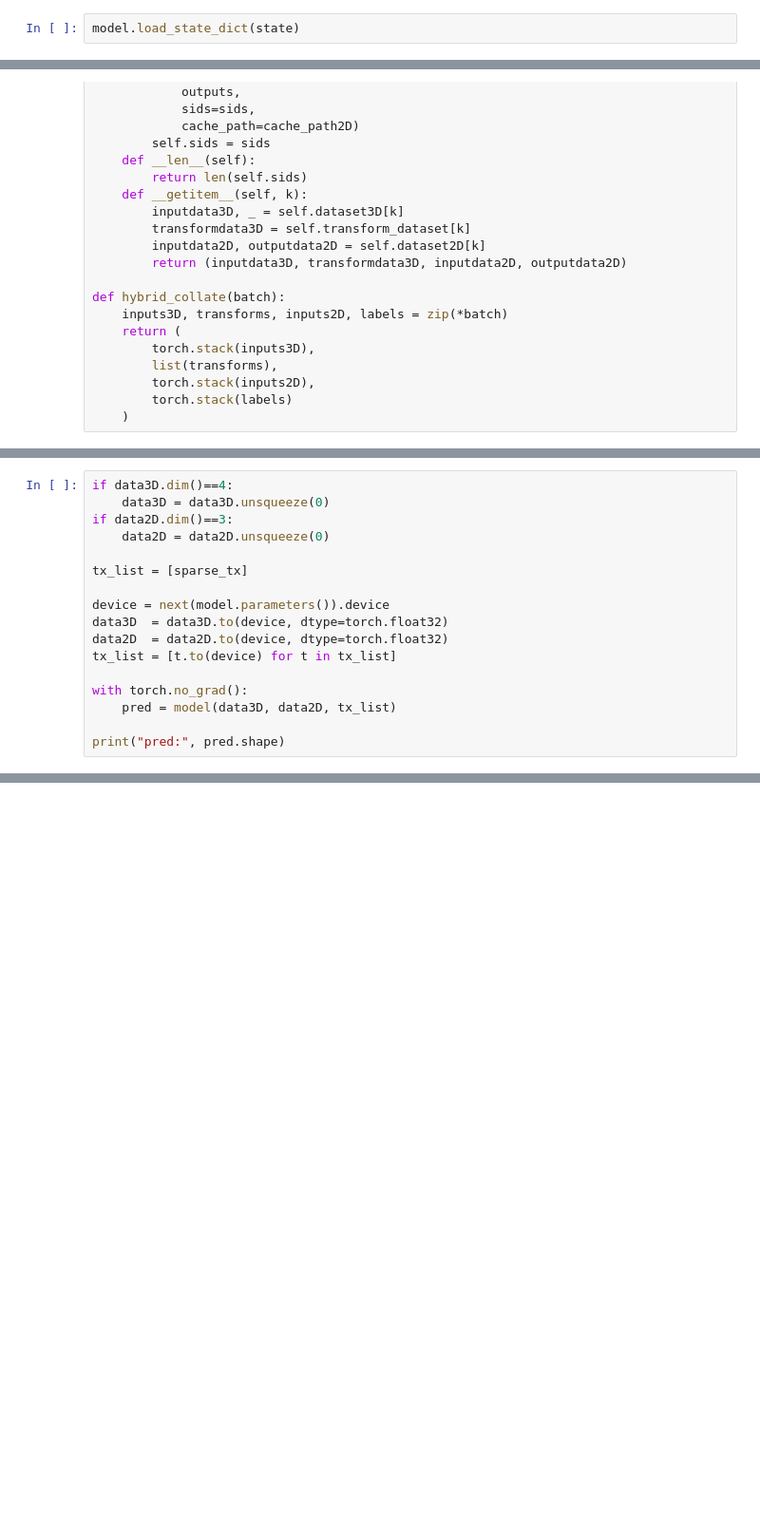
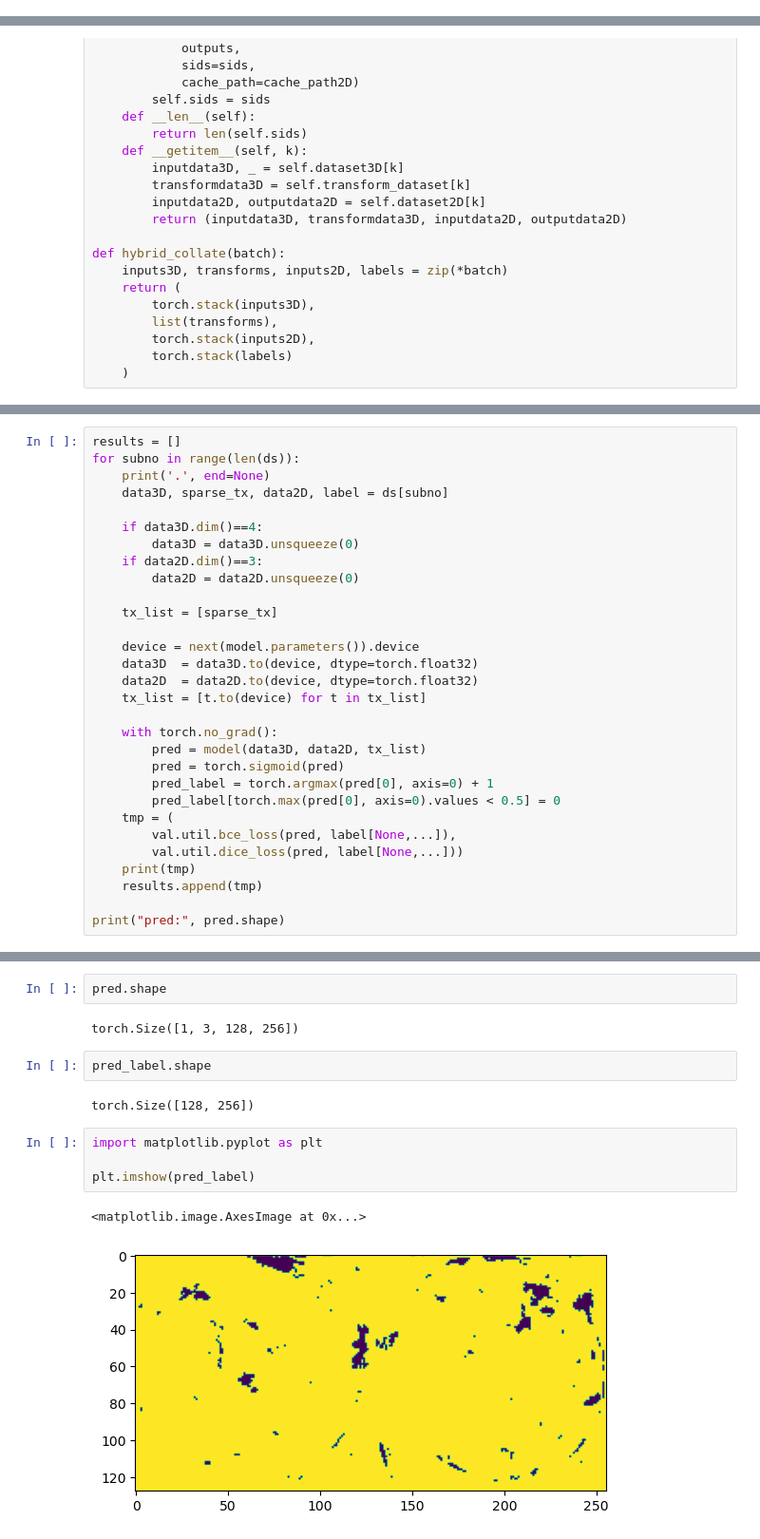
Before and after one commit to noahbenson/visual-autolabel, a Jupyter notebook: scripts/Testing Best Model.ipynb, the cells around one changed output, grey strips where cells are left out. Shown: that part at 95% size. Drawn from its saved outputs; the diff is of its cells as text; blank space fills up the shorter version.

```diff
--- a/scripts/Testing Best Model.ipynb
+++ b/scripts/Testing Best Model.ipynb
@@ -14,5 +9,3 @@ inputs2D = ('curvature', 'convexity', 'thickness')
 outputs = ('V1', 'V2', 'V3')
 # %%
 model = HybridUNet(len(inputs3D), len(inputs3D), len(inputs2D), len(outputs))
-# %%
-model.load_state_dict(state)
@@ -115,18 +136,31 @@ data3D, sparse_tx, data2D, label = ds[0]
 # %%
-if data3D.dim()==4:
-    data3D = data3D.unsqueeze(0)
-if data2D.dim()==3:
-    data2D = data2D.unsqueeze(0)
+results = []
+for subno in range(len(ds)):
+    print('.', end=None)
+    data3D, sparse_tx, data2D, label = ds[subno]
 
-tx_list = [sparse_tx]
+    if data3D.dim()==4:
+        data3D = data3D.unsqueeze(0)
+    if data2D.dim()==3:
+        data2D = data2D.unsqueeze(0)
 
-device = next(model.parameters()).device
-data3D  = data3D.to(device, dtype=torch.float32)
-data2D  = data2D.to(device, dtype=torch.float32)
-tx_list = [t.to(device) for t in tx_list]
+    tx_list = [sparse_tx]
 
-with torch.no_grad():
-    pred = model(data3D, data2D, tx_list)
+    device = next(model.parameters()).device
+    data3D  = data3D.to(device, dtype=torch.float32)
+    data2D  = data2D.to(device, dtype=torch.float32)
+    tx_list = [t.to(device) for t in tx_list]
+
+    with torch.no_grad():
+        pred = model(data3D, data2D, tx_list)
+        pred = torch.sigmoid(pred)
+        pred_label = torch.argmax(pred[0], axis=0) + 1
+        pred_label[torch.max(pred[0], axis=0).values < 0.5] = 0
+    tmp = (
+        val.util.bce_loss(pred, label[None,...]),
+        val.util.dice_loss(pred, label[None,...]))
+    print(tmp)
+    results.append(tmp)
 
 print("pred:", pred.shape)
 # %% [output]
@@ -133,0 +197,15 @@ pred: torch.Size([1, 3, 128, 256])
+# %%
+pred.shape
+# %% [output]
+torch.Size([1, 3, 128, 256])
+# %%
+pred_label.shape
+# %% [output]
+torch.Size([128, 256])
+# %%
+import matplotlib.pyplot as plt
+
+plt.imshow(pred_label)
+# %% [output]
+<matplotlib.image.AxesImage at 0x...>
+[figure, added]
```
Also changed, not shown: parts of 8 cells of this notebook.
